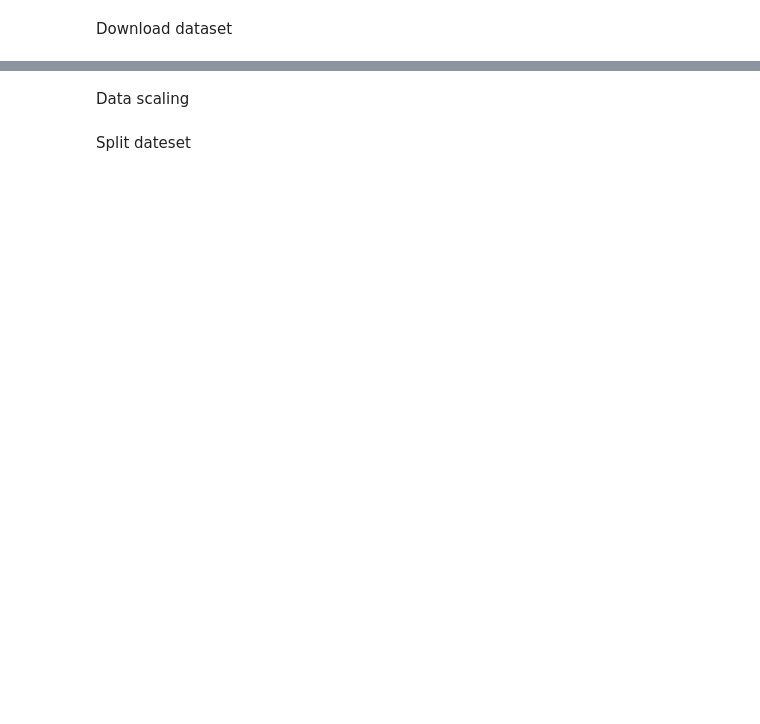
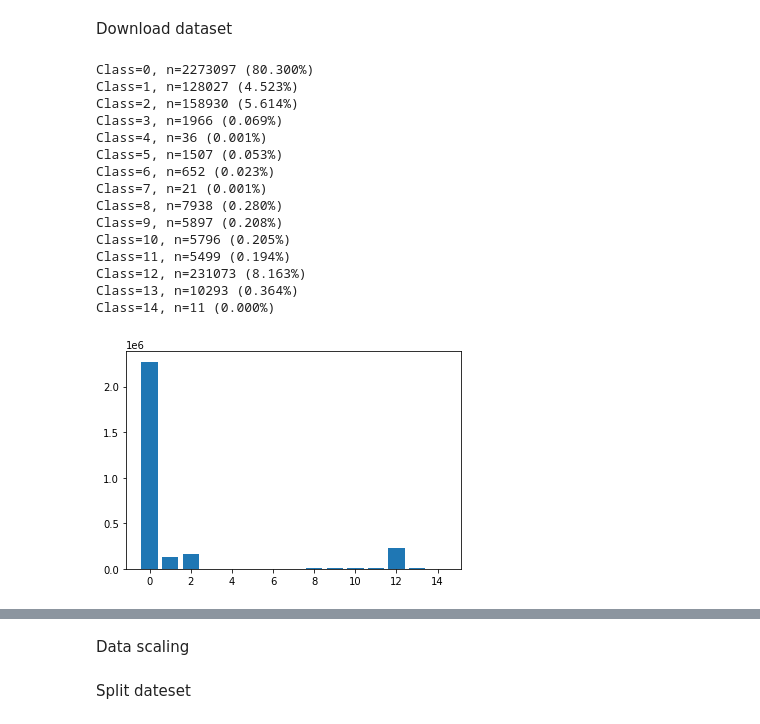
Before and after one commit to aminecloud9/PFE, a Jupyter notebook: CICIDS2017_LSTM_Model.ipynb, the cells around one changed output, grey strips where cells are left out. Saved outputs shown, nothing was run; the diff lists cells and outputs as text; code cells hidden in the pictures; blank space fills up the shorter version.

```diff
--- a/CICIDS2017_LSTM_Model.ipynb
+++ b/CICIDS2017_LSTM_Model.ipynb
@@ -33,3 +42,30 @@ data=pd.read_csv('/content/drive/MyDrive/globalData.csv')
 # %%
 Y = data.values[:,-1]
 X = data.iloc[: , :-1]
+Y=pd.factorize(Y)
+# %%
+# summarize distribution
+counter = Counter(Y[0])
+for k,v in counter.items():
+	per = v / len(Y[0]) * 100
+	print('Class=%d, n=%d (%.3f%%)' % (k, v, per))
+# plot the distribution
+pyplot.bar(counter.keys(), counter.values())
+pyplot.show()
+# %% [output]
+Class=0, n=2273097 (80.300%)
+Class=1, n=128027 (4.523%)
+Class=2, n=158930 (5.614%)
+Class=3, n=1966 (0.069%)
+Class=4, n=36 (0.001%)
+Class=5, n=1507 (0.053%)
+Class=6, n=652 (0.023%)
+Class=7, n=21 (0.001%)
+Class=8, n=7938 (0.280%)
+Class=9, n=5897 (0.208%)
+Class=10, n=5796 (0.205%)
+Class=11, n=5499 (0.194%)
+Class=12, n=231073 (8.163%)
+Class=13, n=10293 (0.364%)
+Class=14, n=11 (0.000%)
+[figure, added]
```
Also changed, not shown: parts of 10 cells of this notebook.
